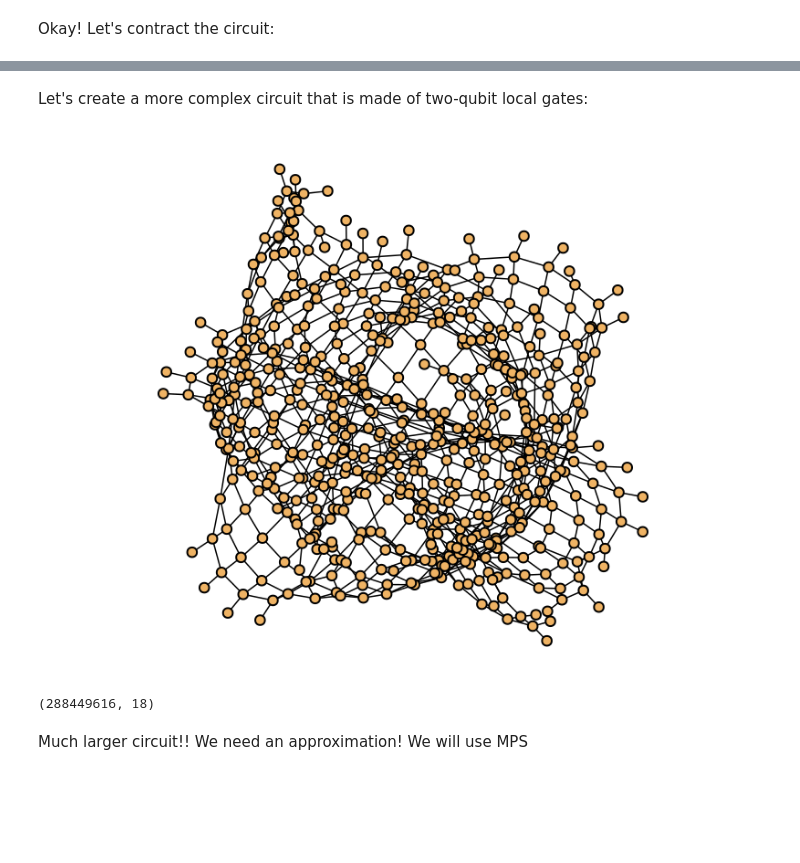
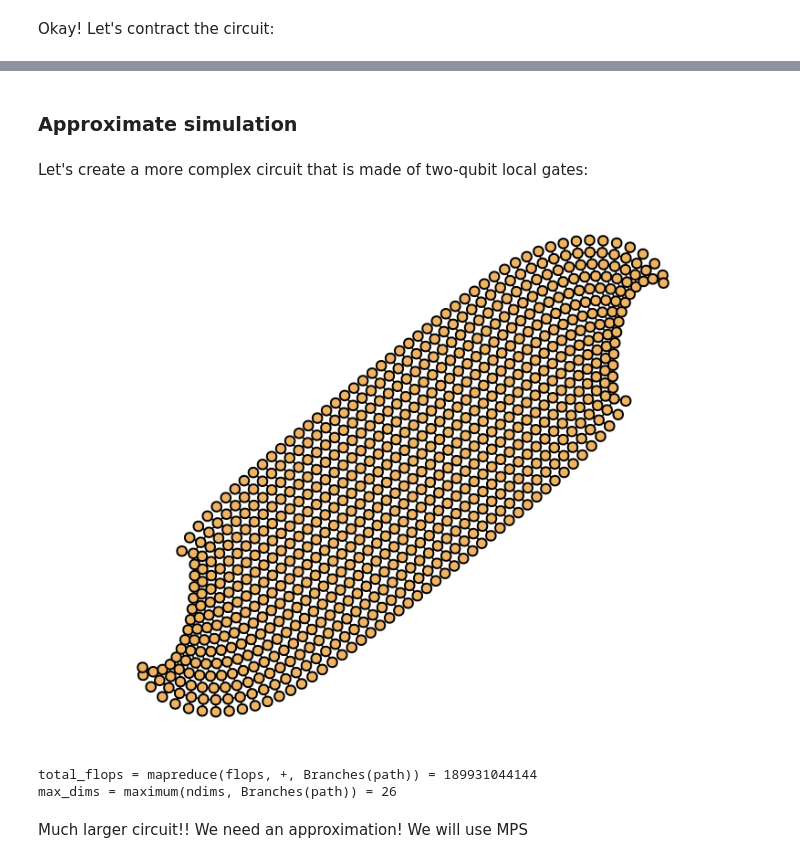
Before and after one commit to bsc-quantic/benasque-notebook, a Jupyter notebook: notebook.ipynb, the cells around one changed output, grey strips where cells are left out. Drawn from its saved outputs; the diff is of its cells as text; code cells hidden in the pictures; blank space fills up the shorter version.

```diff
--- a/notebook.ipynb
+++ b/notebook.ipynb
@@ -147,3 +116,5 @@ contract(merge(TensorNetwork(ψᵢₙ), TensorNetwork(qtn), TensorNetwork(ψₒ
+# %% [markdown]
+### Approximate simulation
 # %% [markdown]
 Let's create a more complex circuit that is made of two-qubit local gates:
 # %%
@@ -166,26 +135,25 @@ end
 # %%
 qtn = Quantum(circ)
 
 ψᵢₙ = Product(fill([1, 0], n))
 ψₒᵤₜ = Product(fill([1, 0], n))
 
 Qrochet.@reindex! inputs(qtn) => outputs(ψᵢₙ)
 Qrochet.@reindex! outputs(qtn) => outputs(ψₒᵤₜ)
 
 tn = merge(TensorNetwork(ψᵢₙ), TensorNetwork(qtn), TensorNetwork(ψₒᵤₜ))
 
-plot(tn)
+plot(tn; layout=Stress())
 # %% [output]
-[figure, old version]
+[figure, new version]
 # %%
 path = einexpr(tn, optimizer=Greedy())
 
-total_flops = mapreduce(flops, +, Branches(path))
-max_dims = maximum(ndims, Branches(path))
-
-total_flops, max_dims
+@show total_flops = mapreduce(flops, +, Branches(path))
+@show max_dims = maximum(ndims, Branches(path));
 # %% [output]
-(288449616, 18)
+total_flops = mapreduce(flops, +, Branches(path)) = 189931044144
+max_dims = maximum(ndims, Branches(path)) = 26
 # %% [markdown]
 Much larger circuit!! We need an approximation! We will use MPS
 # %%
```
Also changed, not shown: parts of 20 cells of this notebook.
